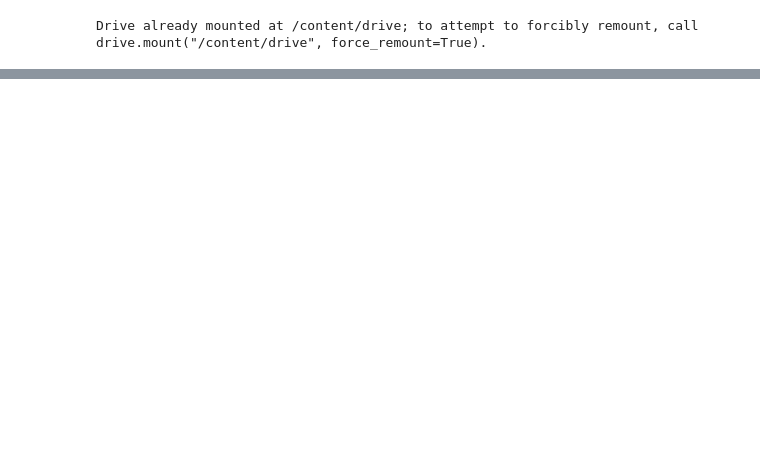
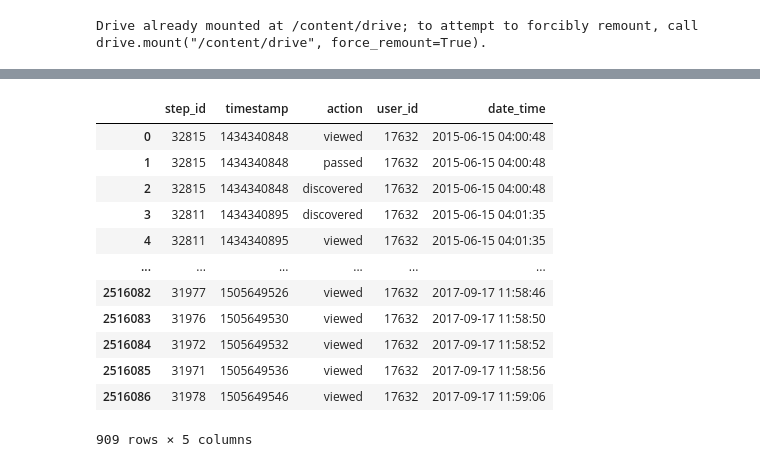
Before and after one commit to IldarAltynbaev/MLSnippetSimpleNeuroNwtwork, a Jupyter notebook: StepikRanForContest.ipynb, the cells around one changed output, grey strips where cells are left out. Saved outputs shown, nothing was run; the diff lists cells and outputs as text; code cells hidden in the pictures; blank space fills up the shorter version.

```diff
--- a/StepikRanForContest.ipynb
+++ b/StepikRanForContest.ipynb
@@ -43,0 +56,16 @@ submission_users.merge(action_users, how='outer', left_on='user_submission', rig
+# %%
+events_dataFrame[events_dataFrame.user_id==17632]
+# %% [output]
+|  | step_id | timestamp | action | user_id | date_time |
+| 0 | 32815 | 1434340848 | viewed | 17632 | 2015-06-15 04:00:48 |
+| 1 | 32815 | 1434340848 | passed | 17632 | 2015-06-15 04:00:48 |
+| 2 | 32815 | 1434340848 | discovered | 17632 | 2015-06-15 04:00:48 |
+| 3 | 32811 | 1434340895 | discovered | 17632 | 2015-06-15 04:01:35 |
+| 4 | 32811 | 1434340895 | viewed | 17632 | 2015-06-15 04:01:35 |
+| ... | ... | ... | ... | ... | ... |
+| 2516082 | 31977 | 1505649526 | viewed | 17632 | 2017-09-17 11:58:46 |
+| 2516083 | 31976 | 1505649530 | viewed | 17632 | 2017-09-17 11:58:50 |
+| 2516084 | 31972 | 1505649532 | viewed | 17632 | 2017-09-17 11:58:52 |
+| 2516085 | 31971 | 1505649536 | viewed | 17632 | 2017-09-17 11:58:56 |
+| 2516086 | 31978 | 1505649546 | viewed | 17632 | 2017-09-17 11:59:06 |
+909 rows × 5 columns
```
Also changed, not shown: parts of 9 cells of this notebook.
